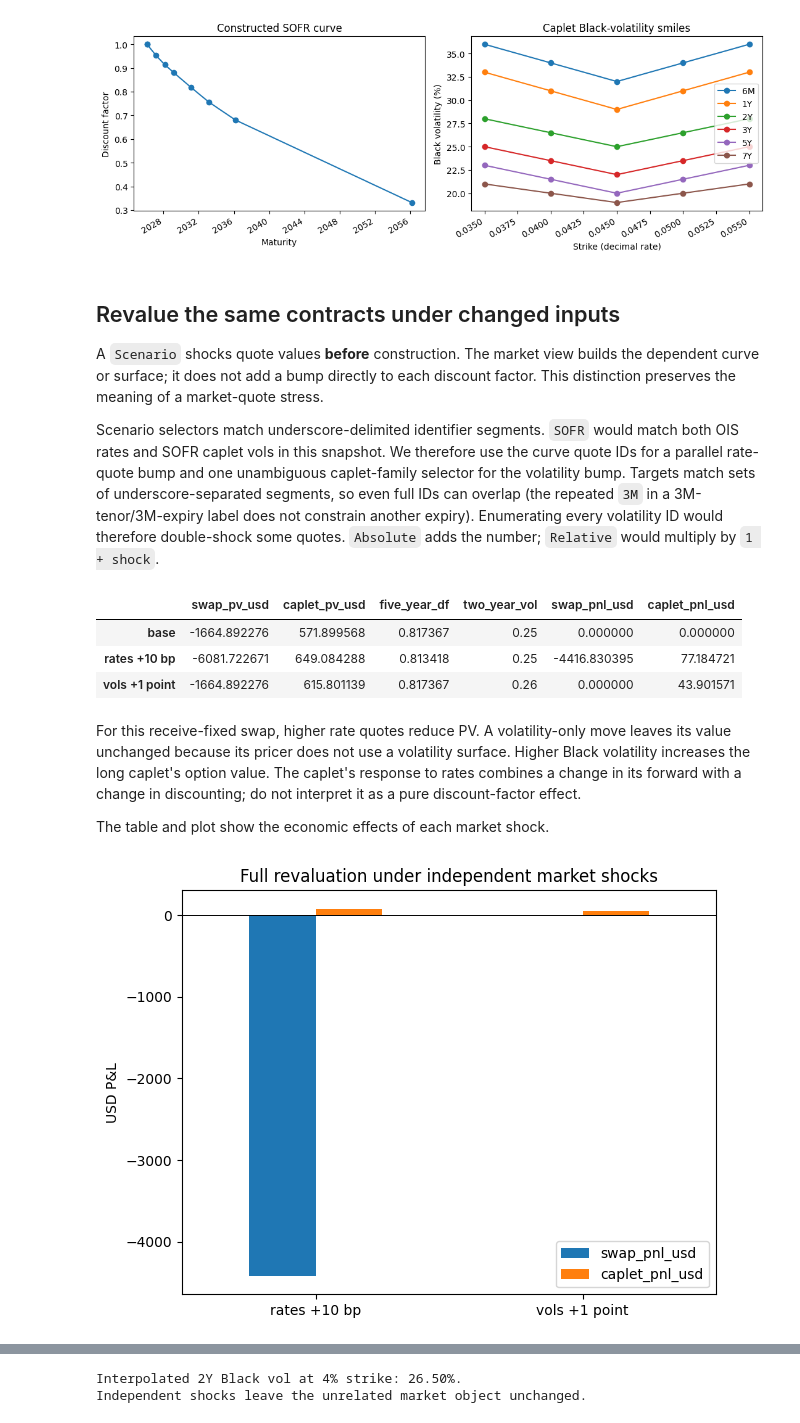
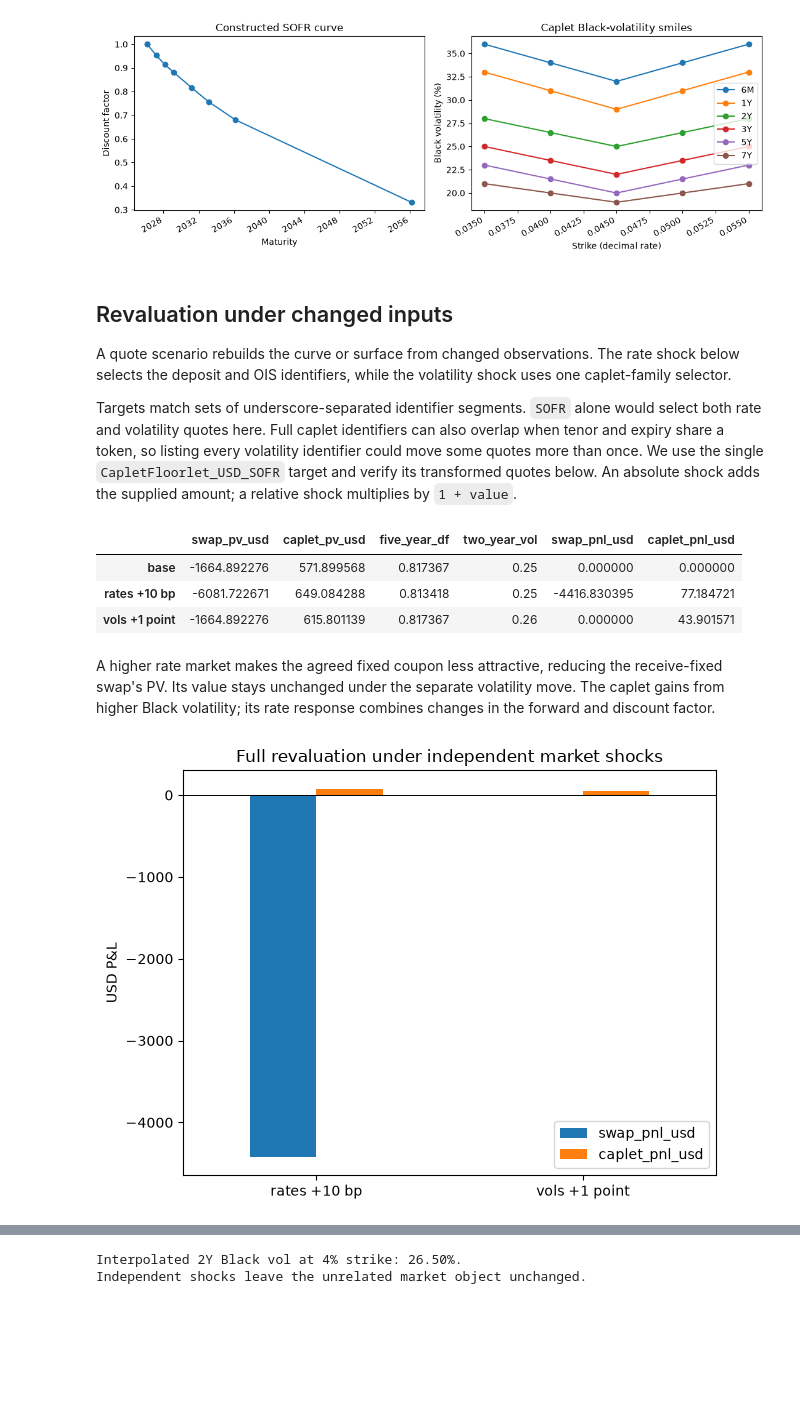
Before and after one commit to jmelo11/quantsupport, a Jupyter notebook: bindings/python/examples/volatilitysurface/curves_and_volatility.ipynb, the cells around one changed output, grey strips where cells are left out. Cells and saved outputs as stored; diff of their text form; code cells hidden in the pictures; blank space fills up the shorter version.

```diff
--- a/bindings/python/examples/volatilitysurface/curves_and_volatility.ipynb
+++ b/bindings/python/examples/volatilitysurface/curves_and_volatility.ipynb
@@ -163,17 +131,19 @@ plt.show()
 # %% [output]
 [figure]
 # %% [markdown]
-## Revalue the same contracts under changed inputs
+## Revaluation under changed inputs
 
-A `Scenario` shocks quote values **before** construction. The market view builds
-the dependent curve or surface; it does not add a bump directly to each
-discount factor. This distinction preserves the meaning of a market-quote
-stress.
+A quote scenario rebuilds the curve or surface from changed observations.
+The rate shock below selects the deposit and OIS identifiers, while the
+volatility shock uses one caplet-family selector.
 
-Scenario selectors match underscore-delimited identifier segments. `SOFR`
-would match both OIS rates and SOFR caplet vols in this snapshot. We therefore
-use the curve quote IDs for a parallel rate-quote bump and one unambiguous caplet-family selector for the volatility bump. Targets match sets of underscore-separated segments, so even full IDs can overlap (the repeated `3M` in a 3M-tenor/3M-expiry label does not constrain another expiry). Enumerating every volatility ID would therefore double-shock some quotes. `Absolute` adds the number; `Relative` would
-multiply by `1 + shock`.
+Targets match sets of underscore-separated identifier segments. `SOFR` alone
+would select both rate and volatility quotes here. Full caplet identifiers
+can also overlap when tenor and expiry share a token, so listing every
+volatility identifier could move some quotes more than once. We use the single
+`CapletFloorlet_USD_SOFR` target and verify its transformed quotes below.
+An absolute shock adds the supplied amount; a relative shock multiplies by
+`1 + value`.
 # %%
 swap = qs.Swap(
     identifier="SWAP",
@@ -202,11 +172,15 @@ rate_up = [
     for label in curve_spec["quotes"]
 ]
 vol_up = [
-    qs.Shock(target="CapletFloorlet_USD_SOFR", value=0.01, shock_type=qs.ScenarioType.Absolute)
+    qs.Shock(
+        target="CapletFloorlet_USD_SOFR",
+        value=0.01,
+        shock_type=qs.ScenarioType.Absolute,
+    )
 ]
 
 
-def observe_market(scenarios):
+def observe_market(shocks):
     context = qs.PricingContext(
         quotes=market.quotes,
         curves=[curve_config],
@@ -214,7 +188,7 @@ def observe_market(scenarios):
         volatility_surfaces=[surface_config],
     )
 
-    with context, qs.Scenario(shocks=scenarios):
+    with context, qs.Scenario(shocks=shocks):
         return {
             "swap_pv_usd": context.evaluate(swap_trade).price,
             "caplet_pv_usd": context.evaluate(caplet_trade).price,
@@ -222,8 +196,7 @@ def observe_market(scenarios):
                 ref + "5Y"
             ),
             "two_year_vol": context.volatility_surface(qs.MarketIndex.SOFR).volatility(
-                "2Y",
-                0.045,
+                "2Y", 0.045
             ),
         }
 
@@ -248,26 +221,17 @@ comparison
 | rates +10 bp | -6081.722671 | 649.084288 | 0.813418 | 0.25 | -4416.830395 | 77.184721 |
 | vols +1 point | -1664.892276 | 615.801139 | 0.817367 | 0.26 | 0.000000 | 43.901571 |
 # %% [markdown]
-For this receive-fixed swap, higher rate quotes reduce PV. A volatility-only
-move leaves its value unchanged because its pricer does not use a volatility
-surface. Higher Black volatility increases the long caplet's option value.
-The caplet's response to rates combines a change in its forward with a change
-in discounting; do not interpret it as a pure discount-factor effect.
-
-The table and plot show the economic effects of each market shock.
+A higher rate market makes the agreed fixed coupon less attractive, reducing
+the receive-fixed swap's PV. Its value stays unchanged under the separate
+volatility move. The caplet gains from higher Black volatility; its rate
+response combines changes in the forward and discount factor.
 # %%
 comparison[["swap_pnl_usd", "caplet_pnl_usd"]].iloc[1:].plot.bar(
-    title="Full revaluation under independent market shocks",
-    ylabel="USD P&L",
-    rot=0,
+    title="Full revaluation under independent market shocks", ylabel="USD P&L", rot=0
 )
-plt.axhline(
-    0,
-    color="black",
-    linewidth=0.7,
-)
+plt.axhline(0, color="black", linewidth=0.7)
 plt.tight_layout()
 plt.show()
 # %% [output]
-[figure, old version]
+[figure, new version]
 # %% [markdown]
```
Also changed, not shown: parts of 8 cells of this notebook, 20 other files.
